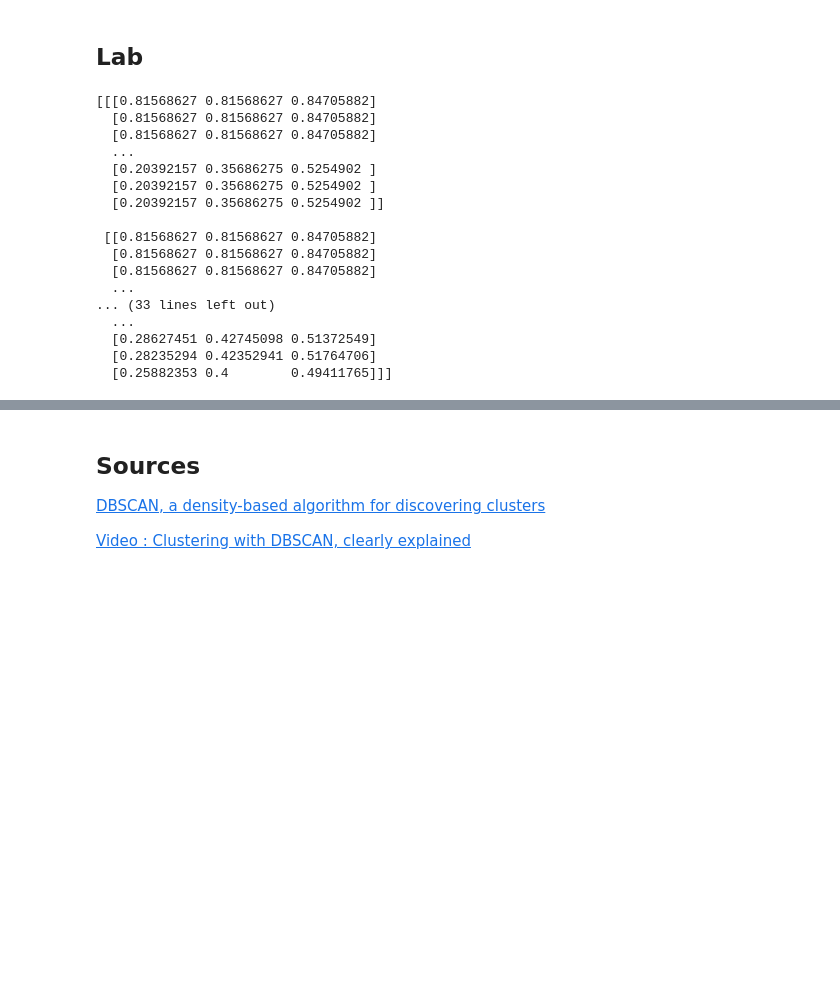
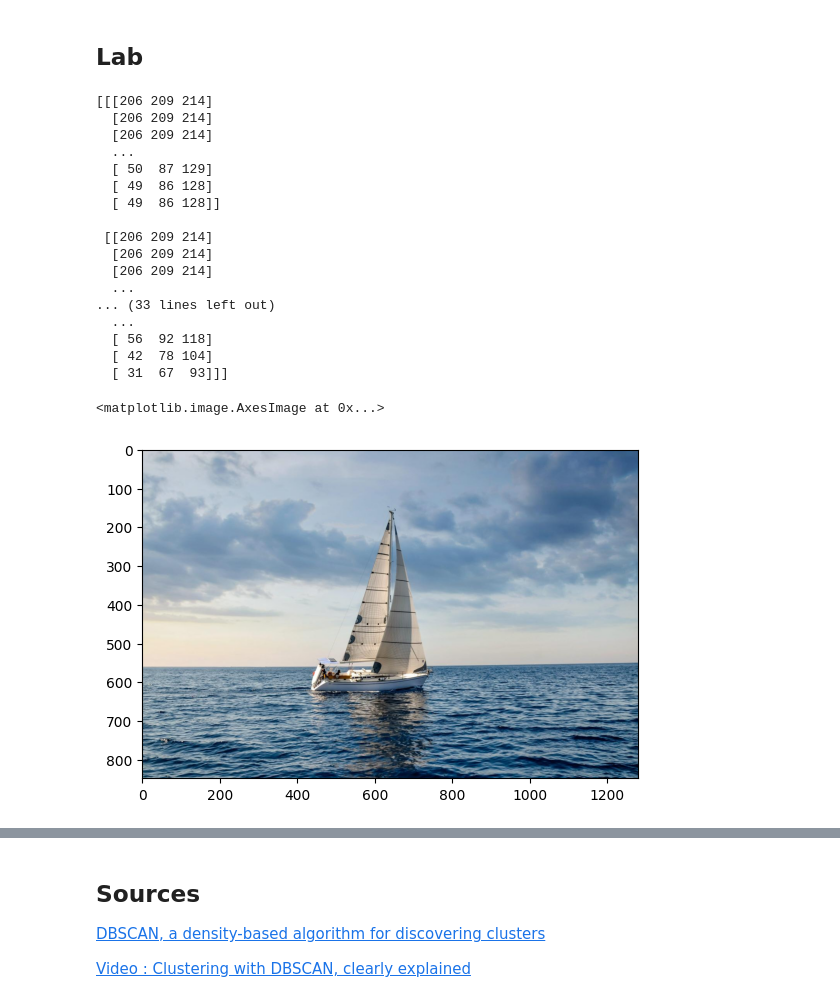
Before and after one commit to victorrbc/tp_dbscan, a Jupyter notebook: RICCARDI_ROBIC_dbscan.ipynb, the cells around one changed output, grey strips where cells are left out. Cells and saved outputs as stored; diff of their text form; code cells hidden in the pictures; blank space fills up the shorter version.

```diff
--- a/RICCARDI_ROBIC_dbscan.ipynb
+++ b/RICCARDI_ROBIC_dbscan.ipynb
@@ -72,24 +80,30 @@ image.resize((width,height)).save('img/bateau_resized.jpeg')
 # %%
 from matplotlib import image
 
-I = image.imread('img/bateau_resized.jpeg')/255
+I = image.imread('img/bateau_resized.jpeg')
+I2 = image.imread("img/buterfly_resized.jpeg")
 # %%
 print(I)
 # %% [output]
-[[[0.81568627 0.81568627 0.84705882]
-  [0.81568627 0.81568627 0.84705882]
-  [0.81568627 0.81568627 0.84705882]
+[[[206 209 214]
+  [206 209 214]
+  [206 209 214]
   ...
-  [0.20392157 0.35686275 0.5254902 ]
-  [0.20392157 0.35686275 0.5254902 ]
-  [0.20392157 0.35686275 0.5254902 ]]
+  [ 50  87 129]
+  [ 49  86 128]
+  [ 49  86 128]]
 
- [[0.81568627 0.81568627 0.84705882]
-  [0.81568627 0.81568627 0.84705882]
-  [0.81568627 0.81568627 0.84705882]
+ [[206 209 214]
+  [206 209 214]
+  [206 209 214]
   ...
 ... (33 lines left out)
   ...
-  [0.28627451 0.42745098 0.51372549]
-  [0.28235294 0.42352941 0.51764706]
-  [0.25882353 0.4        0.49411765]]]
+  [ 56  92 118]
+  [ 42  78 104]
+  [ 31  67  93]]]
+# %%
+plt.imshow(I)
+# %% [output]
+<matplotlib.image.AxesImage at 0x...>
+[figure, added]
```
Also changed, not shown: parts of 17 cells of this notebook, 4 other files.
